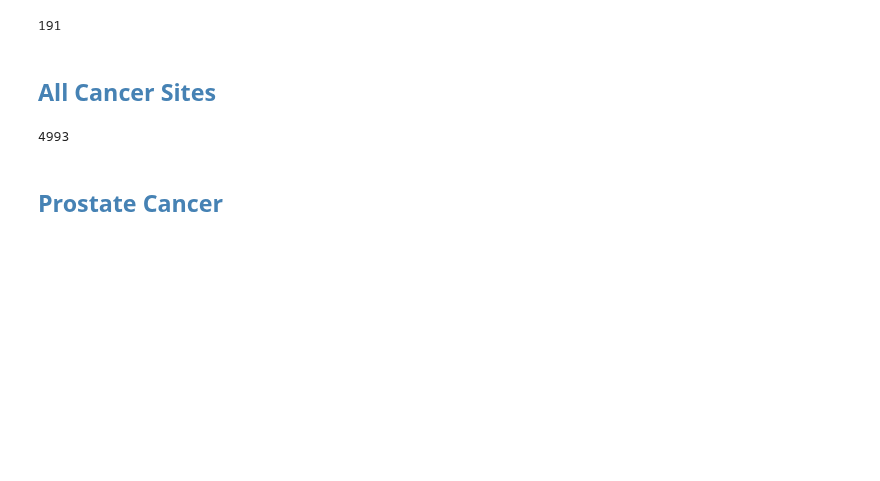
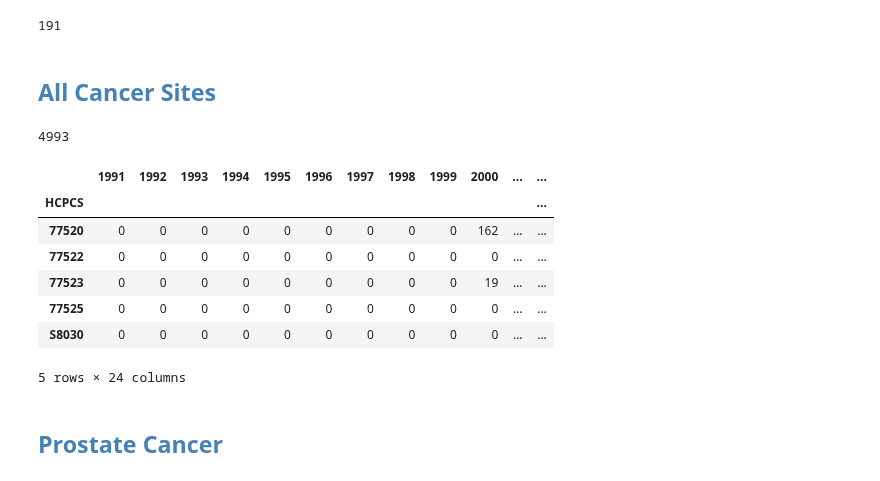
Before and after one commit to doolingdavid/SEERMATCH2, a Jupyter notebook: data_description.ipynb, the cells around one changed output. Cells and saved outputs as stored; diff of their text form; code cells hidden in the pictures; blank space fills up the shorter version.

```diff
--- a/data_description.ipynb
+++ b/data_description.ipynb
@@ -292,10 +299,18 @@ dfproton[2013].sum()
 # %%
 dfproton['tot'] = dfproton.sum(axis=1)
 dfproton['tot']
-
 print(dfproton['tot'].sum())
+dfproton
 # %% [output]
 4993
+|  | 1991 | 1992 | 1993 | 1994 | 1995 | 1996 | 1997 | 1998 | 1999 | 2000 | ... | ... |
+| HCPCS |  |  |  |  |  |  |  |  |  |  |  | ... |
+| 77520 | 0 | 0 | 0 | 0 | 0 | 0 | 0 | 0 | 0 | 162 | ... | ... |
+| 77522 | 0 | 0 | 0 | 0 | 0 | 0 | 0 | 0 | 0 | 0 | ... | ... |
+| 77523 | 0 | 0 | 0 | 0 | 0 | 0 | 0 | 0 | 0 | 19 | ... | ... |
+| 77525 | 0 | 0 | 0 | 0 | 0 | 0 | 0 | 0 | 0 | 0 | ... | ... |
+| S8030 | 0 | 0 | 0 | 0 | 0 | 0 | 0 | 0 | 0 | 0 | ... | ... |
+5 rows × 24 columns
 # %% [markdown]
 ## <font color='steelblue'>Prostate Cancer</font>
 # %%
```
Also changed, not shown: parts of 5 cells of this notebook.
